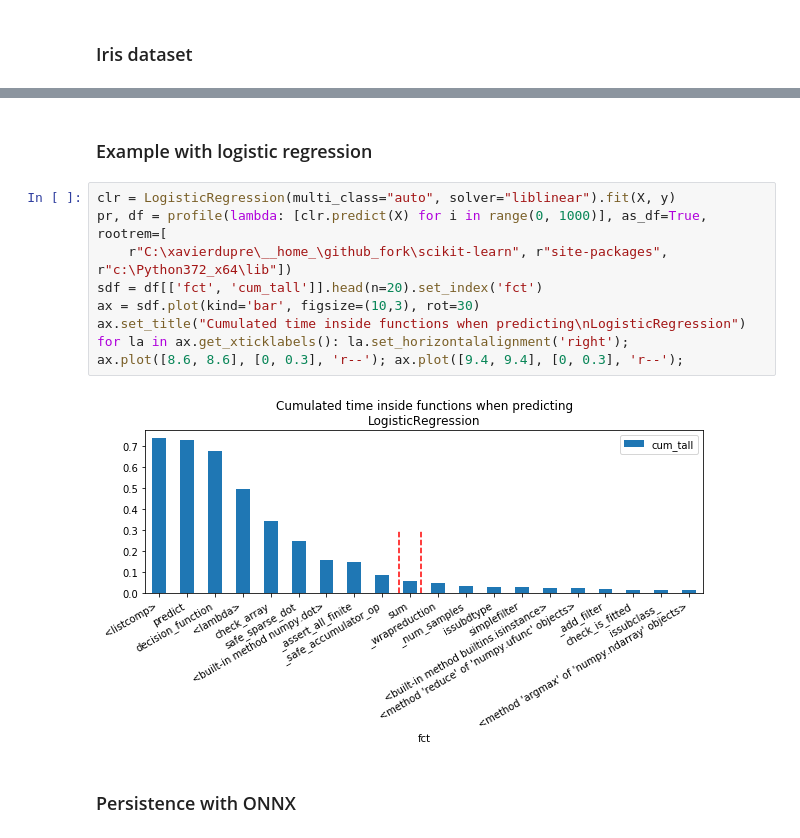
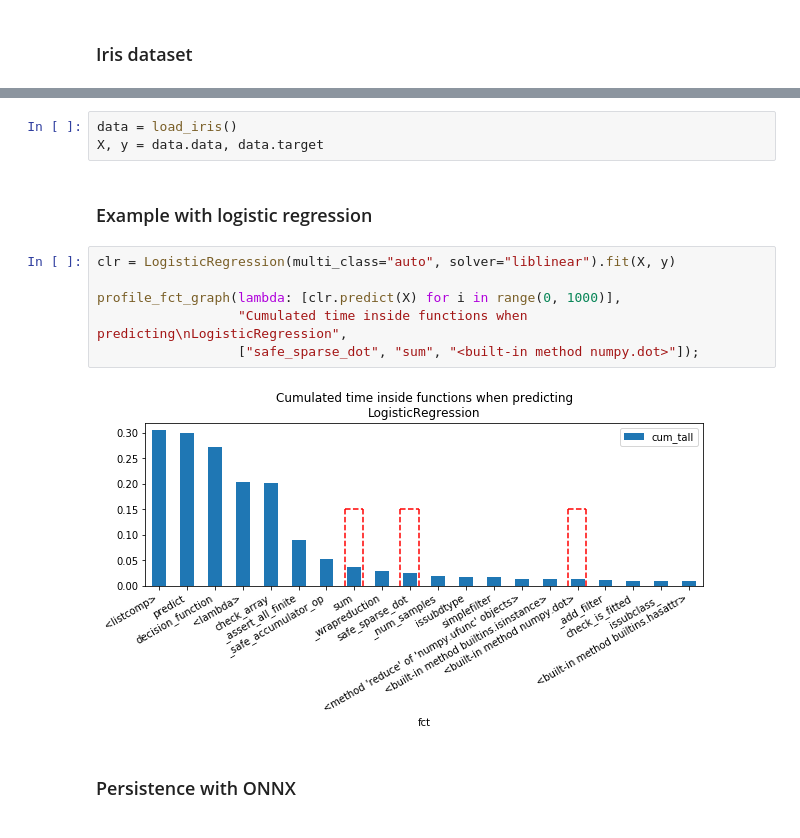
Before and after one commit to sdpython/jupytalk, a Jupyter notebook: _doc/notebooks/2019/sklearn/onnx_sklearn_consortium.ipynb, the cells around one changed output, grey strips where cells are left out. Drawn from its saved outputs; the diff is of its cells as text.

Commit message:
update for scikit-learn

```diff
--- a/_doc/notebooks/2019/sklearn/onnx_sklearn_consortium.ipynb
+++ b/_doc/notebooks/2019/sklearn/onnx_sklearn_consortium.ipynb
@@ -52,15 +49,15 @@ X, y = data.data, data.target
+# %%
+data = load_iris()
+X, y = data.data, data.target
 # %% [markdown]
 ### Example with logistic regression
-# %%
-clr = LogisticRegression(multi_class="auto", solver="liblinear").fit(X, y)
-pr, df = profile(lambda: [clr.predict(X) for i in range(0, 1000)], as_df=True, rootrem=[
-    r"C:\xavierdupre\__home_\github_fork\scikit-learn", r"site-packages", r"c:\Python372_x64\lib"])
-sdf = df[['fct', 'cum_tall']].head(n=20).set_index('fct')
-ax = sdf.plot(kind='bar', figsize=(10,3), rot=30)
-ax.set_title("Cumulated time inside functions when predicting\nLogisticRegression")
-for la in ax.get_xticklabels(): la.set_horizontalalignment('right');
-ax.plot([8.6, 8.6], [0, 0.3], 'r--'); ax.plot([9.4, 9.4], [0, 0.3], 'r--');
-# %% [output]
-[figure, removed]
+# %%
+clr = LogisticRegression(multi_class="auto", solver="liblinear").fit(X, y)
+
+profile_fct_graph(lambda: [clr.predict(X) for i in range(0, 1000)],
+                  "Cumulated time inside functions when predicting\nLogisticRegression",
+                  ["safe_sparse_dot", "sum", "<built-in method numpy.dot>"]);
+# %% [output]
+[figure, added]
 # %% [markdown]
 ### Persistence with ONNX
```
Also changed, not shown: parts of 75 cells of this notebook, 8 other files.
